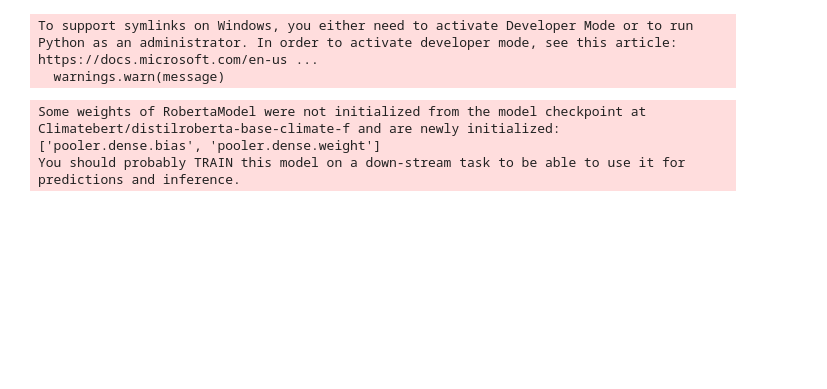
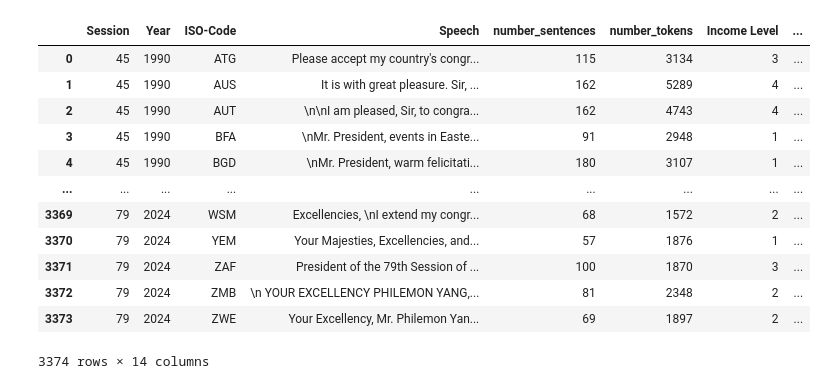
Before and after one commit to AlvaroMillanRuiz/NLP_BDS, a Jupyter notebook: 7. Word Embeddings.ipynb, the cells around one changed output. Saved outputs shown, nothing was run; the diff lists cells and outputs as text; code cells hidden in the pictures; blank space fills up the shorter version.

```diff
--- a/7. Word Embeddings.ipynb
+++ b/7. Word Embeddings.ipynb
@@ -197,16 +143,0 @@ final_df
-# %%
-# nltk.download('wordnet')
-tqdm.pandas()  # Enable pandas integration
-
-final_df['speeches_for_keyword_search'] = final_df['Speech'].progress_apply(
-    lambda x: clean_speeches(
-        x,
-        expand=True,
-        use_simple_clean=True,
-        disregard_mentions_to_president=True,
-        Remove_Stopwords=False,        # No removal of stopwords
-        Remove_Punctuations= False
-    )
-)
-
-final_df
@@ -296,6 +143,0 @@ def extract_keyword_info(text, keywords):
-# %%
-final_df[['matched_climate_keywords', 'contains_climate_keyword']] = final_df['speeches_for_keyword_search'].apply(
-    lambda text: extract_keyword_info(text, climate_keywords)
-)
-
-final_df
@@ -369,36 +144,21 @@ Note: you may need to restart the kernel to use updated packages.
-# %%
-import pandas as pd
-import numpy as np
-from transformers import AutoTokenizer, AutoModel
-from sklearn.metrics.pairwise import cosine_similarity
-import torch
-
-# Load ClimateBERT
-tokenizer = AutoTokenizer.from_pretrained("Climatebert/distilroberta-base-climate-f")
-model = AutoModel.from_pretrained("Climatebert/distilroberta-base-climate-f")
-
-# Define concept vocabularies
-concepts = {
-    "climate": ["climate change", "climate action", "the climate"],
-    "emissions": ["emissions", "dangerous emissions", "carbon emissions"]
-}
-
-# Function to get embedding of a sentence
-def get_sentence_embedding(sentence):
-    inputs = tokenizer(sentence, return_tensors="pt", truncation=True, padding=True)
-    with torch.no_grad():
-        outputs = model(**inputs)
-    return outputs.last_hidden_state.mean(dim=1).squeeze().numpy()
-
-# Function to get average concept embedding from sentence list
-def compute_concept_embedding(sentences, concept_terms):
-    filtered = [s for s in sentences if any(term in s.lower() for term in concept_terms)]
-    if not filtered:
-        return None
-    embeddings = [get_sentence_embedding(s) for s in filtered]
-    return np.mean(embeddings, axis=0)
-# %% [output]
-To support symlinks on Windows, you either need to activate Developer Mode or to run Python as an administrator. In order to activate developer mode, see this article: https://docs.microsoft.com/en-us ...
-  warnings.warn(message)
-Some weights of RobertaModel were not initialized from the model checkpoint at Climatebert/distilroberta-base-climate-f and are newly initialized: ['pooler.dense.bias', 'pooler.dense.weight']
-You should probably TRAIN this model on a down-stream task to be able to use it for predictions and inference.
+# %%
+df = clean_list_column(final_df, 'climate_sentences_extended')
+df = clean_list_column(df, 'cat_extended_policy_agreements')
+df = clean_list_column(df, 'cat_extended_science_impacts')
+df = clean_list_column(df, 'cat_extended_carbon_emissions')
+df = clean_list_column(df, 'cat_extended_action_solutions')
+df
+# %% [output]
+|  | Session | Year | ISO-Code | Speech | number_sentences | number_tokens | Income Level | ... |
+| 0 | 45 | 1990 | ATG | ﻿Please accept my country's congr... | 115 | 3134 | 3 | ... |
+| 1 | 45 | 1990 | AUS | ﻿It is with great pleasure. Sir, ... | 162 | 5289 | 4 | ... |
+| 2 | 45 | 1990 | AUT | ﻿\n\nI am pleased, Sir, to congra... | 162 | 4743 | 4 | ... |
+| 3 | 45 | 1990 | BFA | ﻿\nMr. President, events in Easte... | 91 | 2948 | 1 | ... |
+| 4 | 45 | 1990 | BGD | ﻿\nMr. President, warm felicitati... | 180 | 3107 | 1 | ... |
+| ... | ... | ... | ... | ... | ... | ... | ... | ... |
+| 3369 | 79 | 2024 | WSM | Excellencies, \nI extend my congr... | 68 | 1572 | 2 | ... |
+| 3370 | 79 | 2024 | YEM | Your Majesties, Excellencies, and... | 57 | 1876 | 1 | ... |
+| 3371 | 79 | 2024 | ZAF | President of the 79th Session of ... | 100 | 1870 | 3 | ... |
+| 3372 | 79 | 2024 | ZMB | \n YOUR EXCELLENCY PHILEMON YANG,... | 81 | 2348 | 2 | ... |
+| 3373 | 79 | 2024 | ZWE | Your Excellency, Mr. Philemon Yan... | 69 | 1897 | 2 | ... |
+3374 rows × 14 columns
```
Also changed, not shown: parts of 35 cells of this notebook, 1 other file.
